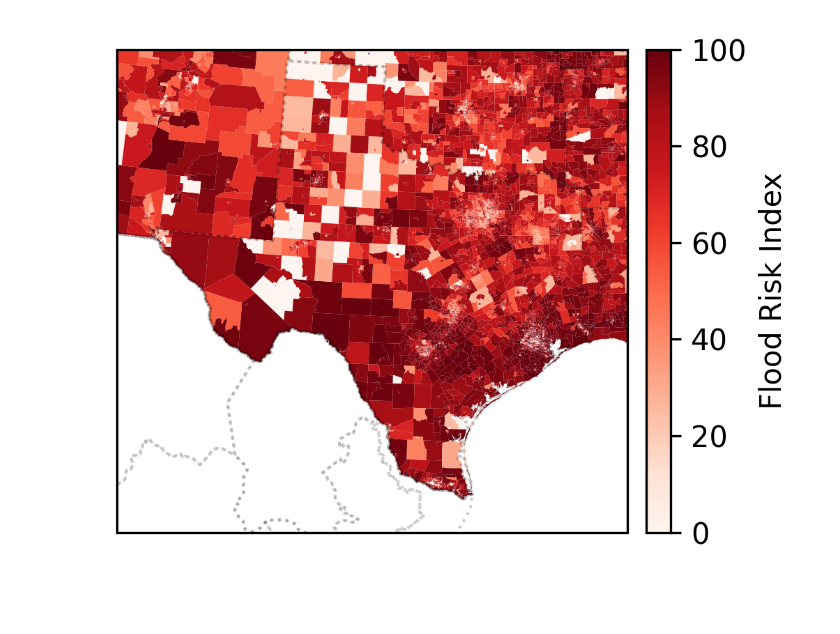
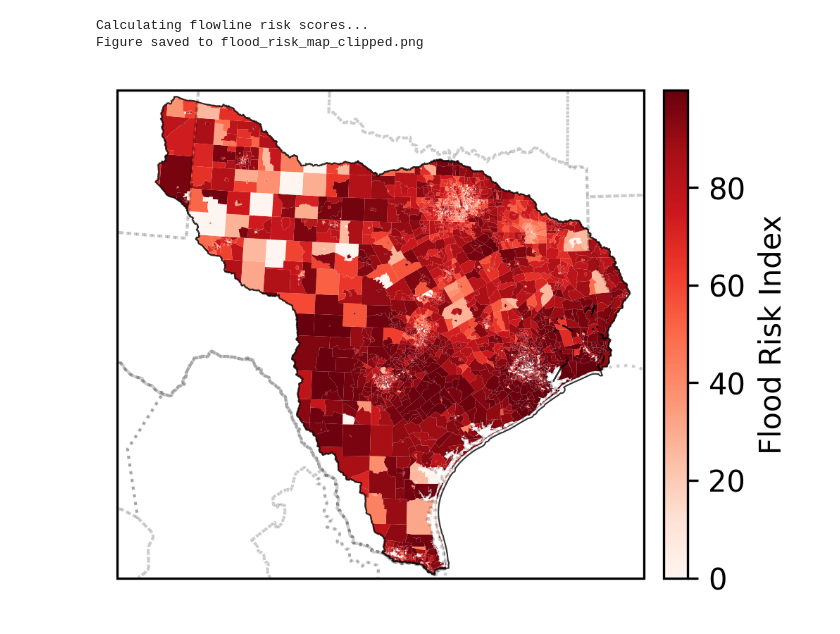
Before and after one commit to future-water/hydrological-sensor-network-design, a Jupyter notebook: sensor_network_flood_risk.ipynb, the cells around one changed output. Drawn from its saved outputs; the diff is of its cells as text; code cells hidden in the pictures; blank space fills up the shorter version.

```diff
--- a/sensor_network_flood_risk.ipynb
+++ b/sensor_network_flood_risk.ipynb
@@ -21,15 +21,20 @@ usgs_location, usgs_number, columns_to_keep = prepare_usgs_indices(df_cleaned, u
 X_train, X_test = split_data(df_cleaned.values)
 # %%
 gdb_path = "data/NRI_GDB_CensusTracts/NRI_GDB_CensusTracts.gdb"
+huc2_texas_path = "data/huc2_12_boundary/HU02_12.shp"
+huc2_texas_gdf = gpd.read_file(huc2_texas_path)
 
-fig, ax, flowlines_risk, flood_risk = plot_flood_risk_map(
+fig, ax, flowlines_risk, flood_risk = plot_flood_risk_map_clipped(
     gdb_path=gdb_path,
     flowlines_gdf=flowlines_gdf,
     df_cleaned=df_cleaned,
-    save_path='flood_risk_map.png'
+    huc2_boundary_gdf=huc2_texas_gdf,
+    save_path='flood_risk_map_clipped.png'
 )
 # %% [output]
+Calculating flowline risk scores...
+Figure saved to flood_risk_map_clipped.png
-[figure, old version]
+[figure, new version]
 # %%
 # Get sensor placement
 sensor_location = sensor_placement_qr(X_train, usgs_number)
```
Also changed, not shown: parts of 5 cells of this notebook, 5 other files.
